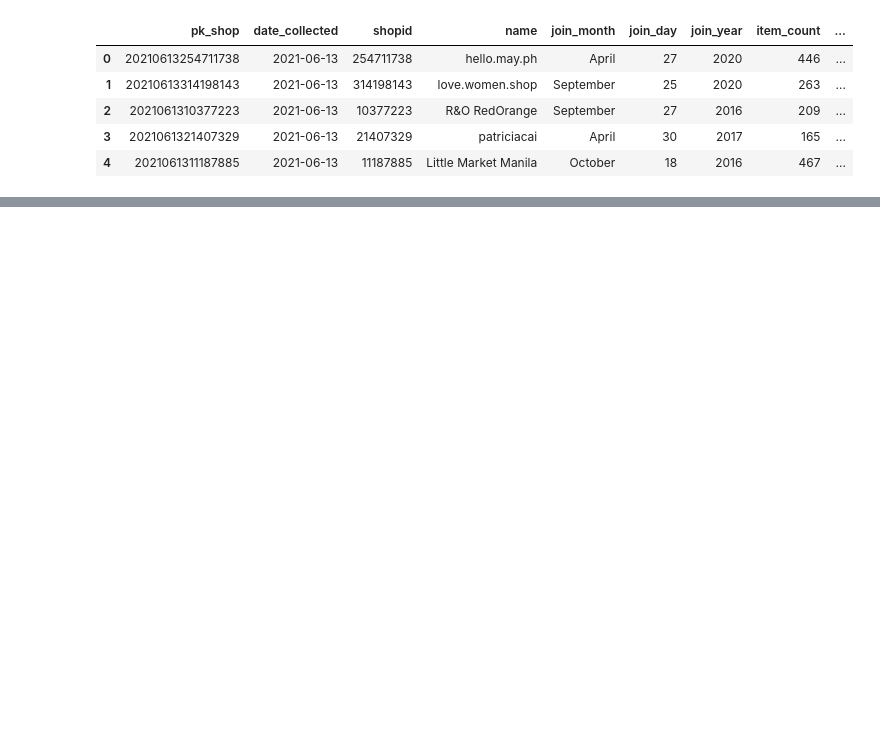
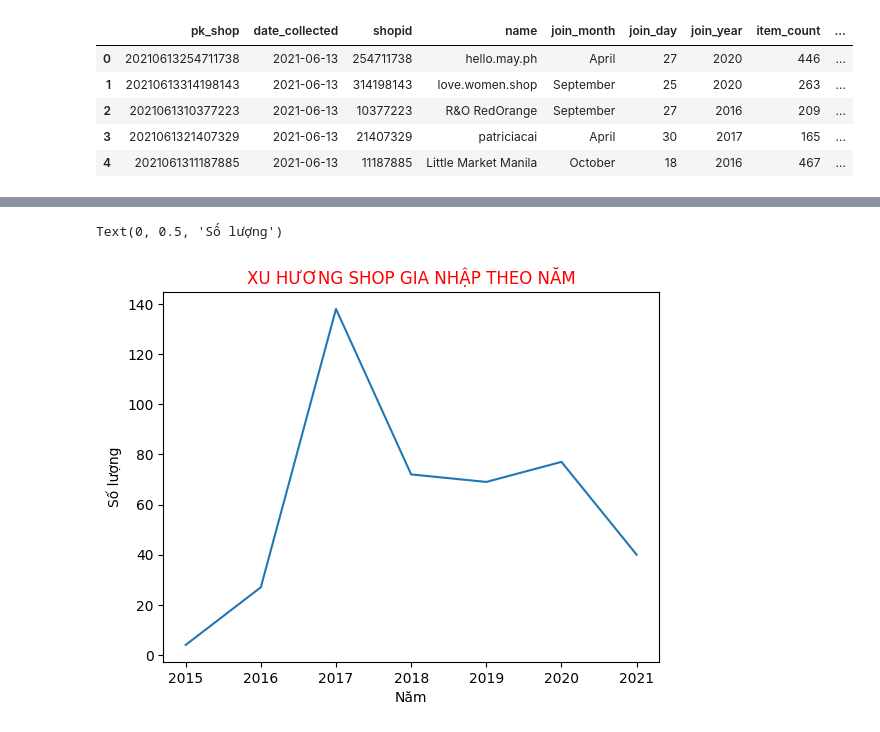
Before and after one commit to vothicamngan/DAP, a Jupyter notebook: baitap_trucquanhoadulieu_shoppe.ipynb, the cells around one changed output, grey strips where cells are left out. Saved outputs shown, nothing was run; the diff lists cells and outputs as text; code cells hidden in the pictures; blank space fills up the shorter version.

```diff
--- a/baitap_trucquanhoadulieu_shoppe.ipynb
+++ b/baitap_trucquanhoadulieu_shoppe.ipynb
@@ -78,0 +125,8 @@ Text(0, 0.5, 'Đánh giá tốt')
+# %%
+plt.plot(data1['join_year'],data1['count'])
+plt.title('XU HƯƠNG SHOP GIA NHẬP THEO NĂM', color='r')
+plt.xlabel("Năm")
+plt.ylabel("Số lượng")
+# %% [output]
+Text(0, 0.5, 'Số lượng')
+[figure, added]
```
Also changed, not shown: parts of 10 cells of this notebook.
